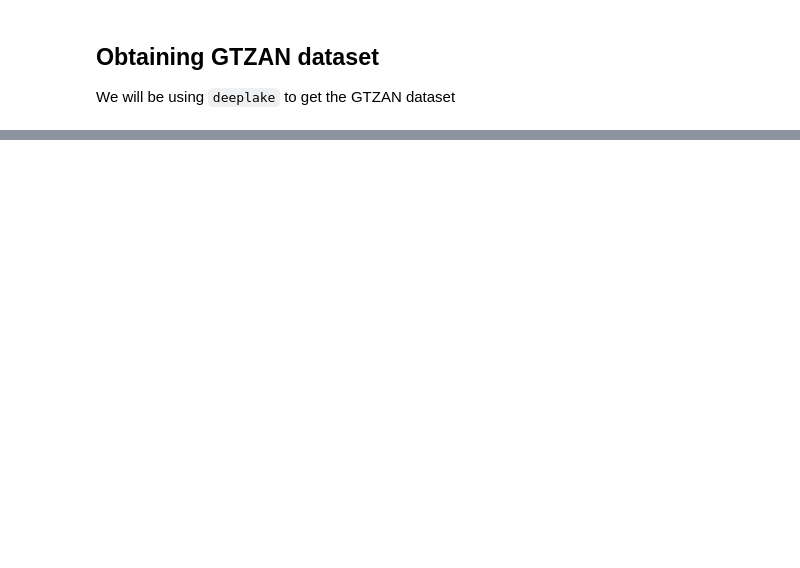
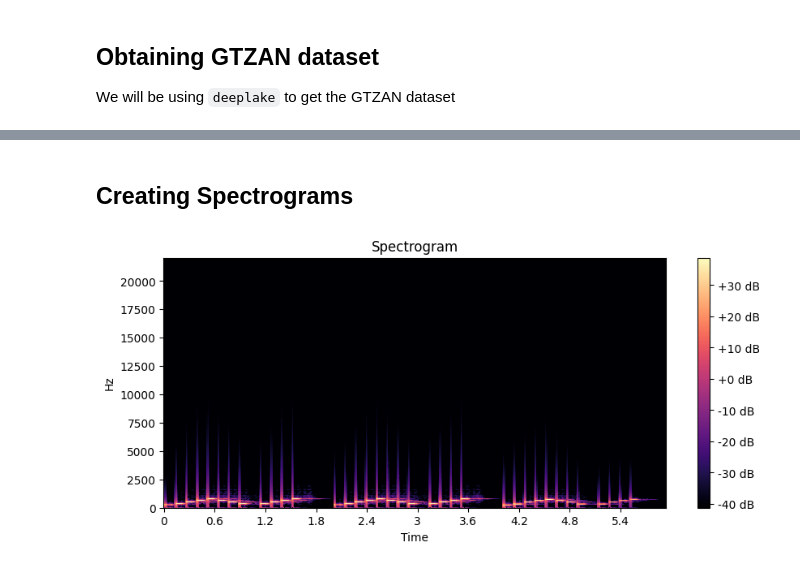
Before and after one commit to terryluan12/Genrify, a Jupyter notebook: genrify.ipynb, the cells around one changed output, grey strips where cells are left out. Saved outputs shown, nothing was run; the diff lists cells and outputs as text; code cells hidden in the pictures; blank space fills up the shorter version.

Commit message:
Added functions to show spectrogram and mel-spectrogram of example file

```diff
--- a/genrify.ipynb
+++ b/genrify.ipynb
@@ -34,0 +36,19 @@ Opening dataset in read-only mode as you don't have write permissions.
+# %% [markdown]
+## Creating Spectrograms
+# %%
+def get_spectrograms():
+
+  audio_file = '/content/file_example_WAV_1MG.wav'
+  audio, sample_rate = librosa.load(audio_file, sr=None)
+  spectrogram = librosa.stft(audio)
+  spectrogram_db = librosa.amplitude_to_db(abs(spectrogram))
+
+  plt.figure(figsize=(10, 4))
+  librosa.display.specshow(spectrogram_db, sr=sample_rate, x_axis='time', y_axis='hz')
+  plt.colorbar(format='%+2.0f dB')
+  plt.title('Spectrogram')
+  plt.show()
+
+get_spectrograms()
+# %% [output]
+[figure, added]
```
Also changed, not shown: parts of 4 cells of this notebook.
